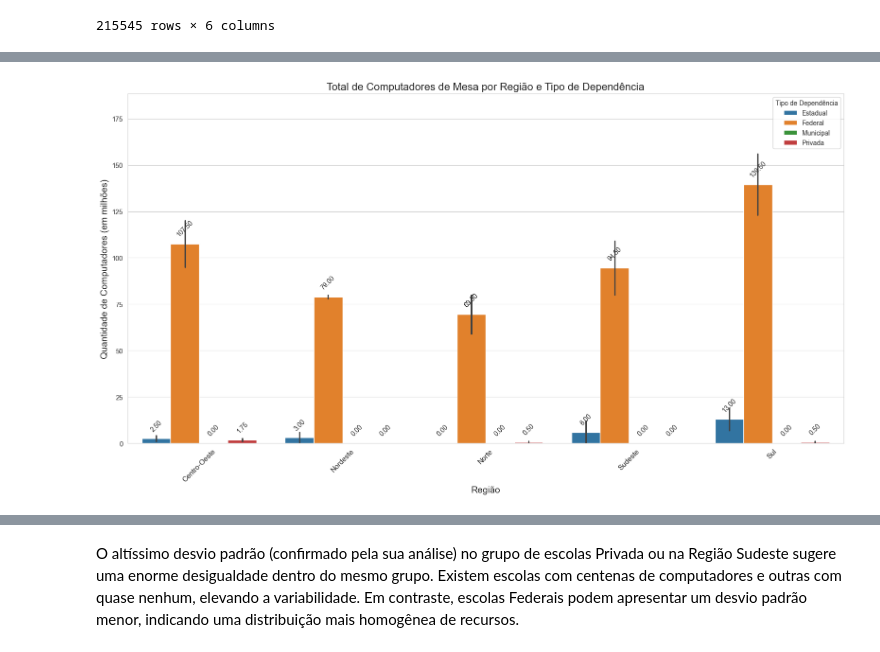
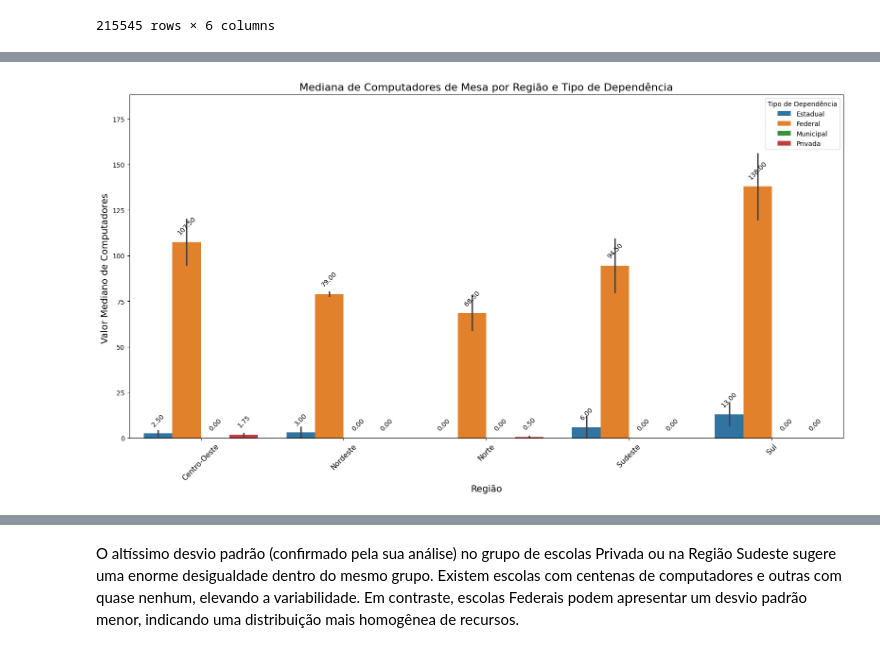
Before and after one commit to laysfreitas/TJGO_CienciaDeDados, a Jupyter notebook: Análise de Dados/Censo Escolar 2024/Dados_Censo_Escolar_2024_Exercício_4.ipynb, the cells around one changed output, grey strips where cells are left out. Cells and saved outputs as stored; diff of their text form; code cells hidden in the pictures.

```diff
--- a/Análise de Dados/Censo Escolar 2024/Dados_Censo_Escolar_2024_Exercício_4.ipynb
+++ b/Análise de Dados/Censo Escolar 2024/Dados_Censo_Escolar_2024_Exercício_4.ipynb
@@ -81,10 +81,7 @@ colunas_escolhidas = ['CO_ENTIDADE',
  'NU_ANO_CENSO',
  'DT_ANO_LETIVO_INICIO',
  'DT_ANO_LETIVO_TERMINO',
- 'DURACAO_ANO_LETIVO',
- 'DURACAO_EM_DIAS',
- 'PC_TEMPO_INTEGRAL',
- 'INDICE_TEC']
+ 'DURACAO_EM_DIAS']
 
 df_filtrado = df[colunas_escolhidas]
 display(df_filtrado.head())
@@ -95,6 +92,13 @@ display(df_filtrado.head())
 | 2 | 11024291 | EMMEF 7 DE SETEMBRO | Norte | 1 | Rondônia | RO | 11 | Alta Floresta D'Oeste | 1100015 | ... |
 | 3 | 11024666 | EMEIEF BOA ESPERANCA | Norte | 1 | Rondônia | RO | 11 | Alta Floresta D'Oeste | 1100015 | ... |
 | 4 | 11024682 | EEEFM EURIDICE LOPES PEDROSO | Norte | 1 | Rondônia | RO | 11 | Alta Floresta D'Oeste | 1100015 | ... |
+# %%
+df_filtrado = df_filtrado.copy()
+
+# Substituir '88888.0' por np.nan
+df_filtrado['QT_DESKTOP_ALUNO'] = df_filtrado['QT_DESKTOP_ALUNO'].replace(88888.0, np.nan)
+df_filtrado['QT_COMP_PORTATIL_ALUNO'] = df_filtrado['QT_COMP_PORTATIL_ALUNO'].replace(88888.0, np.nan)
+df_filtrado['QT_TABLET_ALUNO'] = df_filtrado['QT_TABLET_ALUNO'].replace(88888.0, np.nan)
 # %%
 df_filtrado.dtypes
 # %% [output]
@@ -135,23 +139,23 @@ display(df_infra_tec)
 | 215544 | Privada | Centro-Oeste | Urbana | 5.0 | 0.0 | 0.0 |
 215545 rows × 6 columns
 # %%
-agrupado_correto_mean = df_infra_tec.groupby(['NO_REGIAO', 'TP_DEPENDENCIA', 'TP_LOCALIZACAO']).mean().reset_index()
-agrupado_correto_mean = agrupado_correto_mean.round(2)
-display(agrupado_correto_mean)
+agrupado_mean = df_infra_tec.groupby(['NO_REGIAO', 'TP_DEPENDENCIA', 'TP_LOCALIZACAO']).mean().reset_index()
+agrupado_mean = agrupado_mean.round(2)
+display(agrupado_mean.head())
 
 # Código com rótulos de dados
 plt.figure(figsize=(16, 9))
 # Usar 'ax' para poder manipular os elementos do gráfico
-ax = sns.barplot(data=agrupado_correto_mean, x='NO_REGIAO', y='QT_DESKTOP_ALUNO', hue='TP_DEPENDENCIA')
+ax = sns.barplot(data=agrupado_mean, x='NO_REGIAO', y='QT_DESKTOP_ALUNO', hue='TP_DEPENDENCIA')
 
 # Adicionando os rótulos
 for container in ax.containers:
     ax.bar_label(container, fmt='%.2f', label_type='edge', size=10, rotation=45, padding=9)
 
 # Melhoras estéticas
-ax.set_title('Total de Computadores de Mesa por Região e Tipo de Dependência', fontsize=16)
+ax.set_title('Média de Computadores de Mesa por Região e Tipo de Dependência', fontsize=16)
 ax.set_xlabel('Região', fontsize=14)
-ax.set_ylabel('Quantidade de Computadores (em milhões)', fontsize=14)
+ax.set_ylabel('Média de Computadores de Mesa', fontsize=14)
 ax.tick_params(axis='x', rotation=45, labelsize=11)
 
 # Ajustar o limite do eixo Y para dar espaço aos rótulos
@@ -182,22 +177,22 @@ plt.show()
 # %%
 # Usando mediana para evitar distorções por outliers
-agrupado_correto_median = df_infra_tec.groupby(['NO_REGIAO', 'TP_DEPENDENCIA', 'TP_LOCALIZACAO']).median().reset_index()
-agrupado_correto_median = agrupado_correto_median.round(2)
-display(agrupado_correto_median)
+agrupado_median = df_infra_tec.groupby(['NO_REGIAO', 'TP_DEPENDENCIA', 'TP_LOCALIZACAO']).median().reset_index()
+agrupado_median = agrupado_median.round(2)
+display(agrupado_median.head())
 
 # Código com rótulos de dados
 plt.figure(figsize=(16, 9))
 
 # Usar 'ax' para poder manipular os elementos do gráfico
-ax = sns.barplot(data=agrupado_correto_median, x='NO_REGIAO', y='QT_DESKTOP_ALUNO', hue='TP_DEPENDENCIA')
+ax = sns.barplot(data=agrupado_median, x='NO_REGIAO', y='QT_DESKTOP_ALUNO', hue='TP_DEPENDENCIA')
 # Adicionando os rótulos
 for container in ax.containers:
     ax.bar_label(container, fmt='%.2f', label_type='edge', size=10, rotation=45, padding=9)
 
 # Melhoras estéticas
-ax.set_title('Total de Computadores de Mesa por Região e Tipo de Dependência', fontsize=16)
+ax.set_title('Mediana de Computadores de Mesa por Região e Tipo de Dependência', fontsize=16)
 ax.set_xlabel('Região', fontsize=14)
-ax.set_ylabel('Quantidade de Computadores (em milhões)', fontsize=14)
+ax.set_ylabel('Valor Mediano de Computadores ', fontsize=14)
 ax.tick_params(axis='x', rotation=45, labelsize=11)
 
 # Ajustar o limite do eixo Y para dar espaço aos rótulos
@@ -227 +211 @@ plt.show()
-[figure, old version]
+[figure, new version]
```
Also changed, not shown: parts of 18 cells of this notebook, 4 other files.
